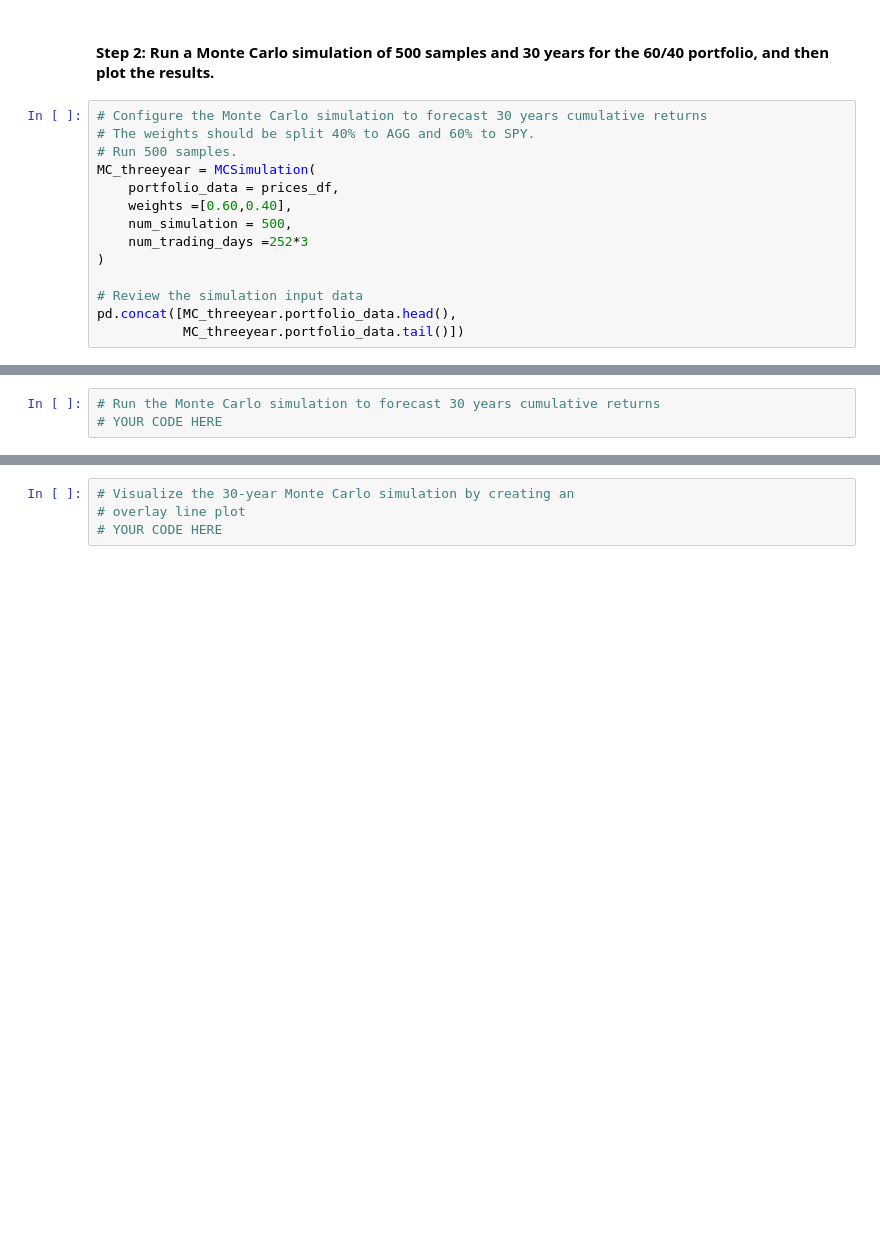
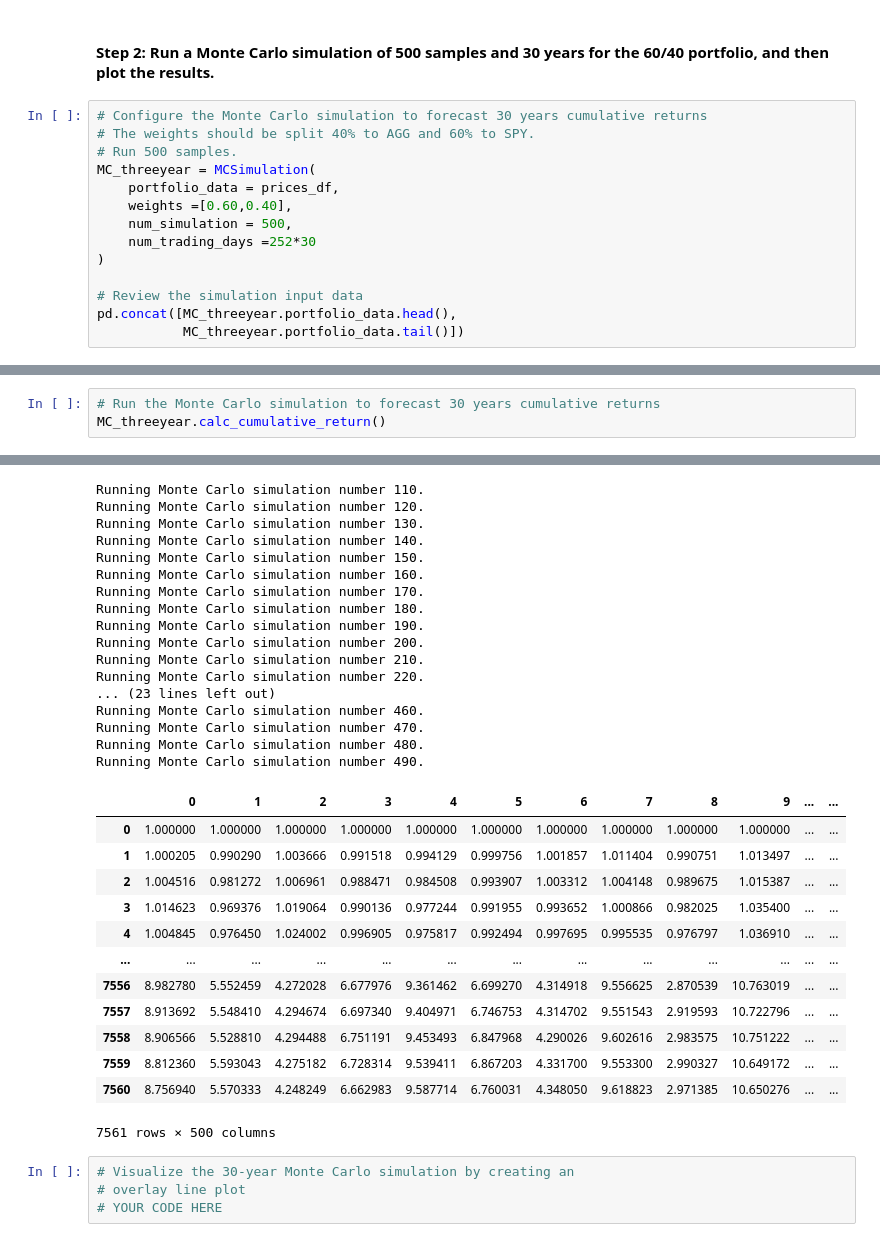
Before and after one commit to ssenhouse/challenge-05-042023, a Jupyter notebook: Starter_Code/financial_planning_tools.ipynb, the cells around one changed output, grey strips where cells are left out. Cells and saved outputs as stored; diff of their text form; blank space fills up the shorter version.

Commit message:
Completed 30yr Monte Carlo Simulation

```diff
--- a/Starter_Code/financial_planning_tools.ipynb
+++ b/Starter_Code/financial_planning_tools.ipynb
@@ -494,7 +494,7 @@ MC_threeyear = MCSimulation(
     portfolio_data = prices_df,
     weights =[0.60,0.40],
     num_simulation = 500,
-    num_trading_days =252*3
+    num_trading_days =252*30
 )
 
 # Review the simulation input data
@@ -516,4 +516,5 @@ pd.concat([MC_threeyear.portfolio_data.head(),
 | 2023-04-13 04:00:00+00:00 | 409.18 | 413.8400 | 407.9922 | 413.47 | 85814754 | 566796 | 411.717306 | 0.013283 | 100.16 | 100.2677 | ... |
 # %%
 # Run the Monte Carlo simulation to forecast 30 years cumulative returns
-# YOUR CODE HERE
+MC_threeyear.calc_cumulative_return()
+# %% [output]
@@ -520,3 +532,33 @@ pd.concat([MC_threeyear.portfolio_data.head(),
+Running Monte Carlo simulation number 110.
+Running Monte Carlo simulation number 120.
+Running Monte Carlo simulation number 130.
+Running Monte Carlo simulation number 140.
+Running Monte Carlo simulation number 150.
+Running Monte Carlo simulation number 160.
+Running Monte Carlo simulation number 170.
+Running Monte Carlo simulation number 180.
+Running Monte Carlo simulation number 190.
+Running Monte Carlo simulation number 200.
+Running Monte Carlo simulation number 210.
+Running Monte Carlo simulation number 220.
+... (23 lines left out)
+Running Monte Carlo simulation number 460.
+Running Monte Carlo simulation number 470.
+Running Monte Carlo simulation number 480.
+Running Monte Carlo simulation number 490.
+|  | 0 | 1 | 2 | 3 | 4 | 5 | 6 | 7 | 8 | 9 | ... | ... |
+| 0 | 1.000000 | 1.000000 | 1.000000 | 1.000000 | 1.000000 | 1.000000 | 1.000000 | 1.000000 | 1.000000 | 1.000000 | ... | ... |
+| 1 | 1.000205 | 0.990290 | 1.003666 | 0.991518 | 0.994129 | 0.999756 | 1.001857 | 1.011404 | 0.990751 | 1.013497 | ... | ... |
+| 2 | 1.004516 | 0.981272 | 1.006961 | 0.988471 | 0.984508 | 0.993907 | 1.003312 | 1.004148 | 0.989675 | 1.015387 | ... | ... |
+| 3 | 1.014623 | 0.969376 | 1.019064 | 0.990136 | 0.977244 | 0.991955 | 0.993652 | 1.000866 | 0.982025 | 1.035400 | ... | ... |
+| 4 | 1.004845 | 0.976450 | 1.024002 | 0.996905 | 0.975817 | 0.992494 | 0.997695 | 0.995535 | 0.976797 | 1.036910 | ... | ... |
+| ... | ... | ... | ... | ... | ... | ... | ... | ... | ... | ... | ... | ... |
+| 7556 | 8.982780 | 5.552459 | 4.272028 | 6.677976 | 9.361462 | 6.699270 | 4.314918 | 9.556625 | 2.870539 | 10.763019 | ... | ... |
+| 7557 | 8.913692 | 5.548410 | 4.294674 | 6.697340 | 9.404971 | 6.746753 | 4.314702 | 9.551543 | 2.919593 | 10.722796 | ... | ... |
+| 7558 | 8.906566 | 5.528810 | 4.294488 | 6.751191 | 9.453493 | 6.847968 | 4.290026 | 9.602616 | 2.983575 | 10.751222 | ... | ... |
+| 7559 | 8.812360 | 5.593043 | 4.275182 | 6.728314 | 9.539411 | 6.867203 | 4.331700 | 9.553300 | 2.990327 | 10.649172 | ... | ... |
+| 7560 | 8.756940 | 5.570333 | 4.248249 | 6.662983 | 9.587714 | 6.760031 | 4.348050 | 9.618823 | 2.971385 | 10.650276 | ... | ... |
+7561 rows × 500 columns
 # %%
 # Visualize the 30-year Monte Carlo simulation by creating an
 # overlay line plot
```
Also changed, not shown: parts of 1 cell of this notebook.
